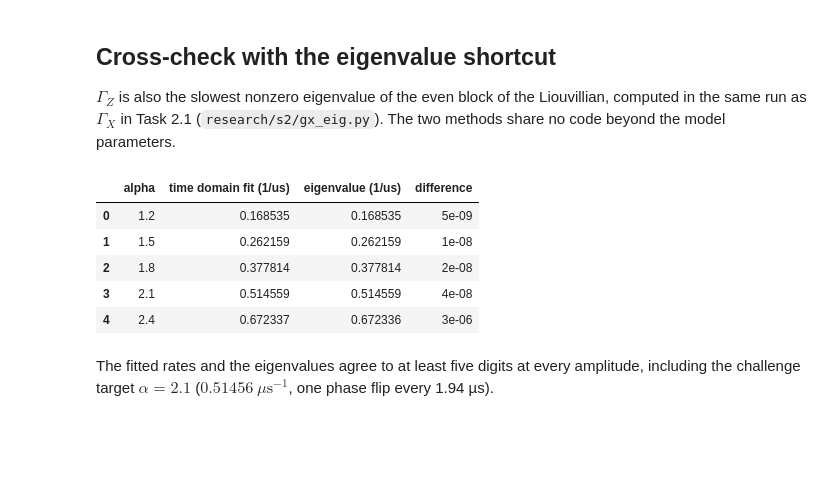
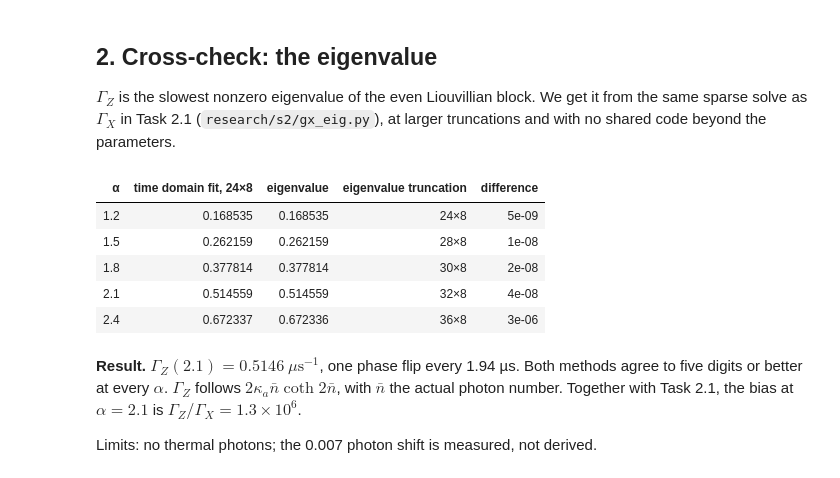
Before and after one commit to pkarakala/duquantum-cat-qubit, a Jupyter notebook: notebooks/07_task_2_2_phase_flips.ipynb, the cells around one changed output. Drawn from its saved outputs; the diff is of its cells as text; code cells hidden in the pictures; blank space fills up the shorter version.

```diff
--- a/notebooks/07_task_2_2_phase_flips.ipynb
+++ b/notebooks/07_task_2_2_phase_flips.ipynb
@@ -88,21 +80,23 @@ Scaling fit:
 # %% [markdown]
-## Cross-check with the eigenvalue shortcut
+## 2. Cross-check: the eigenvalue
 
-$\Gamma_Z$ is also the slowest nonzero eigenvalue of the even block of the Liouvillian, computed in the same run as $\Gamma_X$ in Task 2.1 (`research/s2/gx_eig.py`). The two methods share no code beyond the model parameters.
+$\Gamma_Z$ is the slowest nonzero eigenvalue of the even Liouvillian block. We get it from the same sparse solve as $\Gamma_X$ in Task 2.1 (`research/s2/gx_eig.py`), at larger truncations and with no shared code beyond the parameters.
 # %%
-import sys
-from research.s2.notebook_figs import load, nominal, largest
-eig = largest(d for d in load("gx_two_*.json") if nominal(d) and "gamma_z_eig" in d)
-pd.DataFrame([{"alpha": c["alpha"], "time domain fit (1/us)": f"{c['fit']['gamma_per_us']:.6f}",
-               "eigenvalue (1/us)": f"{eig[round(c['alpha'], 2)]['gamma_z_eig']:.6f}",
-               "difference": f"{abs(eig[round(c['alpha'], 2)]['gamma_z_eig'] / c['fit']['gamma_per_us'] - 1):.0e}"}
-              for c in result["cases"]])
+eig = F.largest(d for d in F.load("gx_two_*.json") if F.nominal(d) and "gamma_z_eig" in d)
+display(pd.DataFrame([{
+    "α": c["alpha"], "time domain fit, 24×8": f"{c['fit']['gamma_per_us']:.6f}",
+    "eigenvalue": f"{eig[round(c['alpha'], 2)]['gamma_z_eig']:.6f}",
+    "eigenvalue truncation": f"{eig[round(c['alpha'], 2)]['na']}×{eig[round(c['alpha'], 2)]['nb']}",
+    "difference": f"{abs(eig[round(c['alpha'], 2)]['gamma_z_eig'] / c['fit']['gamma_per_us'] - 1):.0e}",
+} for c in result["cases"]]).style.hide(axis="index").format({"α": "{:g}"}))
 # %% [output]
-|  | alpha | time domain fit (1/us) | eigenvalue (1/us) | difference |
-| 0 | 1.2 | 0.168535 | 0.168535 | 5e-09 |
-| 1 | 1.5 | 0.262159 | 0.262159 | 1e-08 |
-| 2 | 1.8 | 0.377814 | 0.377814 | 2e-08 |
-| 3 | 2.1 | 0.514559 | 0.514559 | 4e-08 |
-| 4 | 2.4 | 0.672337 | 0.672336 | 3e-06 |
+| α | time domain fit, 24×8 | eigenvalue | eigenvalue truncation | difference |
+| 1.2 | 0.168535 | 0.168535 | 24×8 | 5e-09 |
+| 1.5 | 0.262159 | 0.262159 | 28×8 | 1e-08 |
+| 1.8 | 0.377814 | 0.377814 | 30×8 | 2e-08 |
+| 2.1 | 0.514559 | 0.514559 | 32×8 | 4e-08 |
+| 2.4 | 0.672337 | 0.672336 | 36×8 | 3e-06 |
-# %% [markdown]
-The fitted rates and the eigenvalues agree to at least five digits at every amplitude, including the challenge target $\alpha=2.1$ ($0.51456\ \mu\mathrm{s}^{-1}$, one phase flip every 1.94 µs).
+# %% [markdown]
+**Result.** $\Gamma_Z(2.1)=0.5146\ \mu\mathrm{s}^{-1}$, one phase flip every 1.94 µs. Both methods agree to five digits or better at every $\alpha$. $\Gamma_Z$ follows $2\kappa_a\bar n\coth2\bar n$, with $\bar n$ the actual photon number. Together with Task 2.1, the bias at $\alpha=2.1$ is $\Gamma_Z/\Gamma_X=1.3\times10^{6}$.
+
+Limits: no thermal photons; the 0.007 photon shift is measured, not derived.
```
Also changed, not shown: parts of 14 cells of this notebook, 4 other files.
